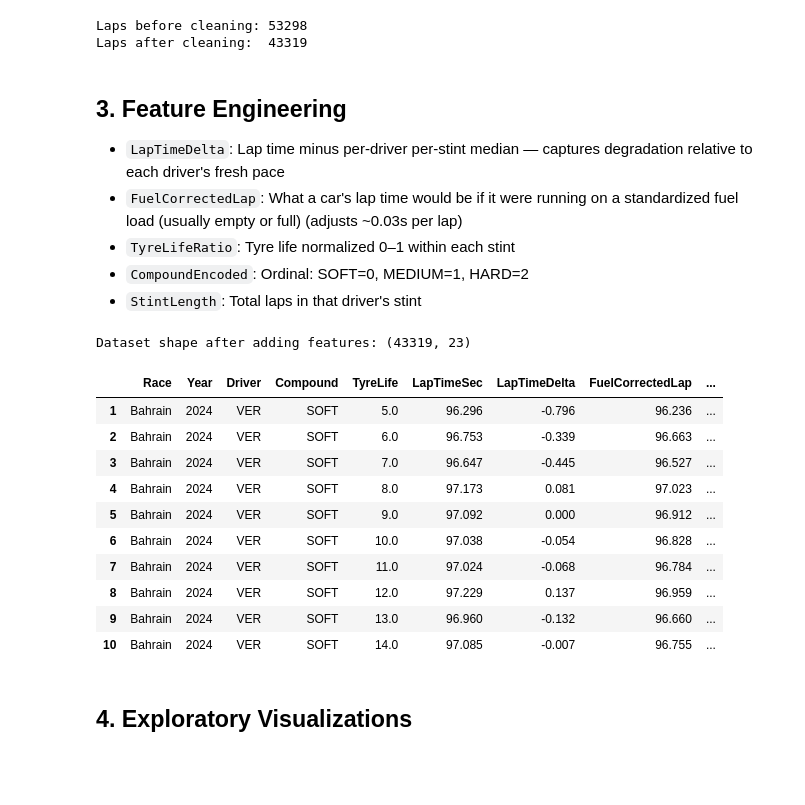
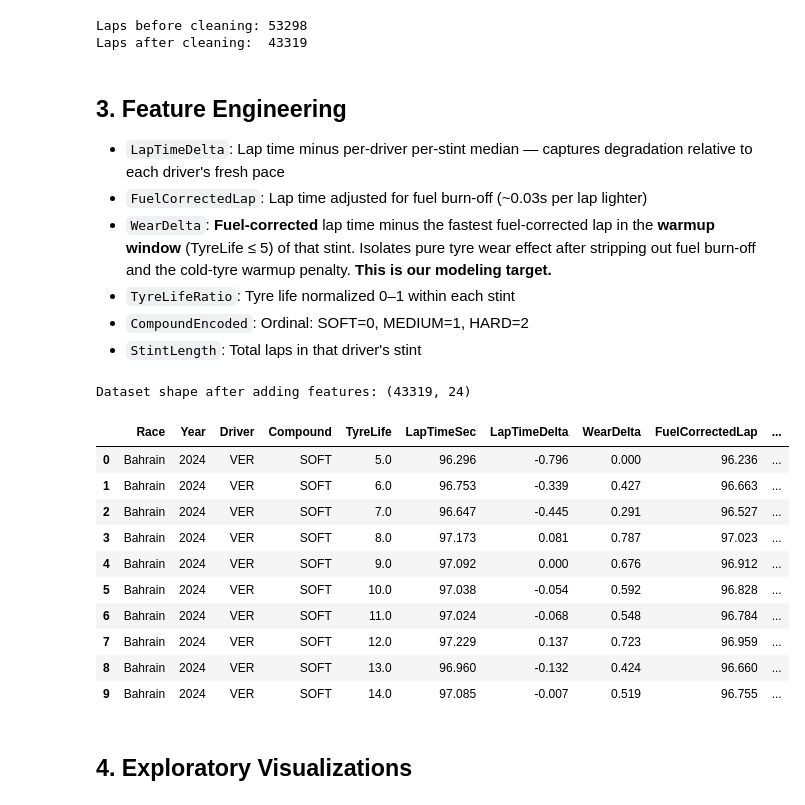
Before and after one commit to mikerapid/enai603-f1, a Jupyter notebook: f1_tyre.ipynb, the cells around one changed output. Drawn from its saved outputs; the diff is of its cells as text; code cells hidden in the pictures; blank space fills up the shorter version.

```diff
--- a/f1_tyre.ipynb
+++ b/f1_tyre.ipynb
@@ -265,45 +190,64 @@ Laps after cleaning:  43319
 
 
 - `LapTimeDelta`: Lap time minus per-driver per-stint median — captures degradation relative to each driver's fresh pace
-- `FuelCorrectedLap`: What a car's lap time would be if it were running on a standardized fuel load (usually empty or full) (adjusts ~0.03s per lap)
+- `FuelCorrectedLap`: Lap time adjusted for fuel burn-off (~0.03s per lap lighter)
+- `WearDelta`: **Fuel-corrected** lap time minus the fastest fuel-corrected lap in the **warmup window** (TyreLife ≤ 5) of that stint. Isolates pure tyre wear effect after stripping out fuel burn-off and the cold-tyre warmup penalty. **This is our modeling target.**
 - `TyreLifeRatio`: Tyre life normalized 0–1 within each stint
 - `CompoundEncoded`: Ordinal: SOFT=0, MEDIUM=1, HARD=2
 - `StintLength`: Total laps in that driver's stint
 # %%
 # Lap time delta relative to each driver's per-stint median
 stint_medians = df.groupby(['Race', 'Driver', 'Stint'])['LapTimeSec'].transform('median')
 df['LapTimeDelta'] = df['LapTimeSec'] - stint_medians
 
-# Fuel correction
+# Fuel correction (~0.03s per lap of pace gained as fuel burns off)
 df['FuelCorrectedLap'] = df['LapTimeSec'] - (0.03 * df['LapNumber'])
+
+# Wear delta: fuel-corrected lap time minus the fastest fuel-corrected lap
+# in the warmup window (TyreLife <= 5) of that stint.
+# Using the MIN of early laps (instead of the absolute first lap) avoids the
+# cold-tyre warmup penalty and out-lap traffic that would otherwise depress
+# the baseline and make WearDelta systematically negative.
+WARMUP_WINDOW = 5
+warmup_mask = df['TyreLife'] <= WARMUP_WINDOW
+warmup_df = df[warmup_mask]
+fresh_lap_times = (
+    warmup_df.groupby(['Race', 'Driver', 'Stint'])['FuelCorrectedLap']
+    .min()
+    .rename('FreshFuelCorrectedLap')
+    .reset_index()
+)
+df = df.merge(fresh_lap_times, on=['Race', 'Driver', 'Stint'], how='left')
+df['WearDelta'] = df['FuelCorrectedLap'] - df['FreshFuelCorrectedLap']
+df = df.drop(columns=['FreshFuelCorrectedLap'])
 
 # Tyre life ratio within each stint
 stint_max_life = df.groupby(['Race', 'Driver', 'Stint'])['TyreLife'].transform('max')
 df['TyreLifeRatio'] = df['TyreLife'] / stint_max_life.replace(0, np.nan)
 
 # Compound encoding
 df['CompoundEncoded'] = df['Compound'].map({'SOFT': 0, 'MEDIUM': 1, 'HARD': 2})
 
 # Stint length
 df['StintLength'] = df.groupby(['Race', 'Driver', 'Stint'])['LapTimeSec'].transform('count')
 
 print(f'Dataset shape after adding features: {df.shape}')
 df[['Race', 'Year', 'Driver', 'Compound', 'TyreLife', 'LapTimeSec',
-    'LapTimeDelta', 'FuelCorrectedLap', 'TyreLifeRatio', 'CompoundEncoded',
-    'StintLength']].head(10)
+    'LapTimeDelta', 'WearDelta', 'FuelCorrectedLap', 'TyreLifeRatio',
+    'CompoundEncoded', 'StintLength']].head(10)
 # %% [output]
-Dataset shape after adding features: (43319, 23)
+Dataset shape after adding features: (43319, 24)
-|  | Race | Year | Driver | Compound | TyreLife | LapTimeSec | LapTimeDelta | FuelCorrectedLap | ... |
-| 1 | Bahrain | 2024 | VER | SOFT | 5.0 | 96.296 | -0.796 | 96.236 | ... |
-| 2 | Bahrain | 2024 | VER | SOFT | 6.0 | 96.753 | -0.339 | 96.663 | ... |
-| 3 | Bahrain | 2024 | VER | SOFT | 7.0 | 96.647 | -0.445 | 96.527 | ... |
-| 4 | Bahrain | 2024 | VER | SOFT | 8.0 | 97.173 | 0.081 | 97.023 | ... |
-| 5 | Bahrain | 2024 | VER | SOFT | 9.0 | 97.092 | 0.000 | 96.912 | ... |
-| 6 | Bahrain | 2024 | VER | SOFT | 10.0 | 97.038 | -0.054 | 96.828 | ... |
-| 7 | Bahrain | 2024 | VER | SOFT | 11.0 | 97.024 | -0.068 | 96.784 | ... |
-| 8 | Bahrain | 2024 | VER | SOFT | 12.0 | 97.229 | 0.137 | 96.959 | ... |
-| 9 | Bahrain | 2024 | VER | SOFT | 13.0 | 96.960 | -0.132 | 96.660 | ... |
-| 10 | Bahrain | 2024 | VER | SOFT | 14.0 | 97.085 | -0.007 | 96.755 | ... |
+|  | Race | Year | Driver | Compound | TyreLife | LapTimeSec | LapTimeDelta | WearDelta | FuelCorrectedLap | ... |
+| 0 | Bahrain | 2024 | VER | SOFT | 5.0 | 96.296 | -0.796 | 0.000 | 96.236 | ... |
+| 1 | Bahrain | 2024 | VER | SOFT | 6.0 | 96.753 | -0.339 | 0.427 | 96.663 | ... |
+| 2 | Bahrain | 2024 | VER | SOFT | 7.0 | 96.647 | -0.445 | 0.291 | 96.527 | ... |
+| 3 | Bahrain | 2024 | VER | SOFT | 8.0 | 97.173 | 0.081 | 0.787 | 97.023 | ... |
+| 4 | Bahrain | 2024 | VER | SOFT | 9.0 | 97.092 | 0.000 | 0.676 | 96.912 | ... |
+| 5 | Bahrain | 2024 | VER | SOFT | 10.0 | 97.038 | -0.054 | 0.592 | 96.828 | ... |
+| 6 | Bahrain | 2024 | VER | SOFT | 11.0 | 97.024 | -0.068 | 0.548 | 96.784 | ... |
+| 7 | Bahrain | 2024 | VER | SOFT | 12.0 | 97.229 | 0.137 | 0.723 | 96.959 | ... |
+| 8 | Bahrain | 2024 | VER | SOFT | 13.0 | 96.960 | -0.132 | 0.424 | 96.660 | ... |
+| 9 | Bahrain | 2024 | VER | SOFT | 14.0 | 97.085 | -0.007 | 0.519 | 96.755 | ... |
 # %% [markdown]
 ## 4. Exploratory Visualizations
 # %% [markdown]
```
Also changed, not shown: parts of 6 cells of this notebook, 5 other files.
